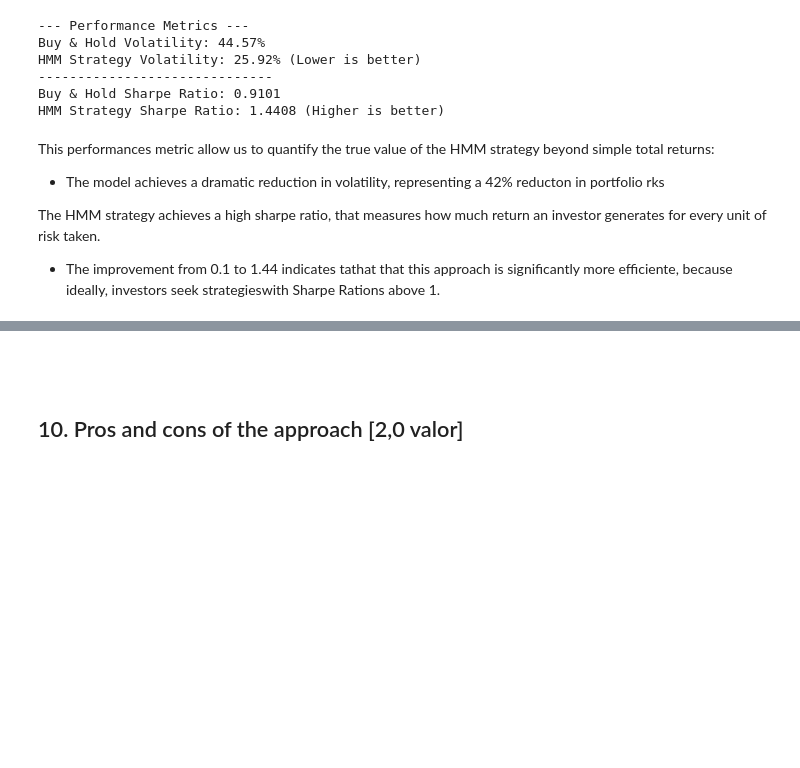
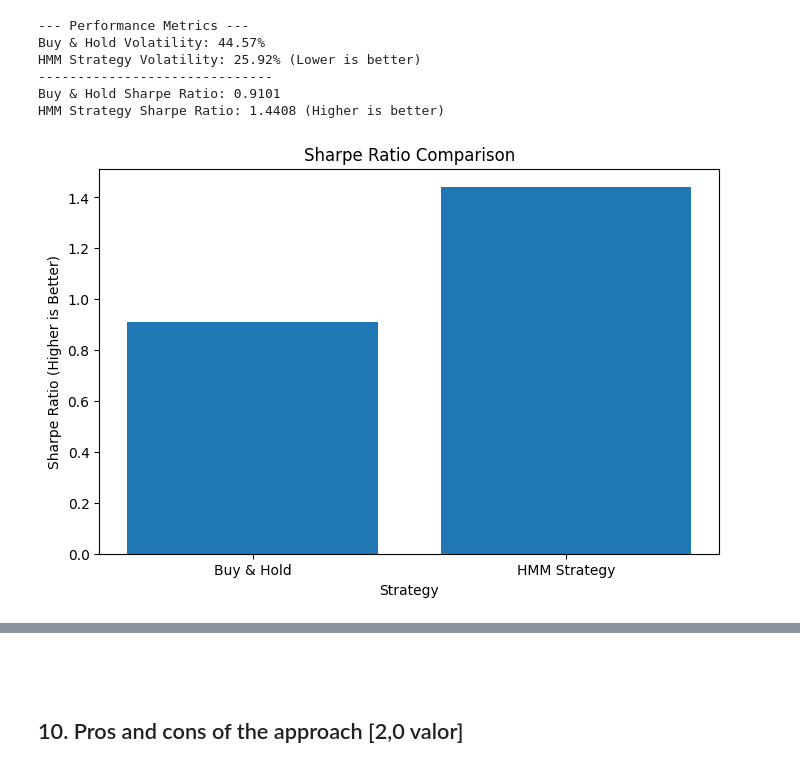
Before and after one commit to jvbdf/tmbd_work2, a Jupyter notebook: HMM_updated.ipynb, the cells around one changed output, grey strips where cells are left out. Drawn from its saved outputs; the diff is of its cells as text; code cells hidden in the pictures; blank space fills up the shorter version.

```diff
--- a/HMM_updated.ipynb
+++ b/HMM_updated.ipynb
@@ -424,10 +414,16 @@ HMM Strategy Volatility: 25.92% (Lower is better)
 ------------------------------
 Buy & Hold Sharpe Ratio: 0.9101
 HMM Strategy Sharpe Ratio: 1.4408 (Higher is better)
-# %% [markdown]
-This performances metric allow us to quantify the true value of the HMM strategy beyond simple total returns:
-
-- The model achieves a dramatic reduction in volatility, representing a 42% reducton in portfolio rks
-
-The HMM strategy achieves a high sharpe ratio, that measures how much return an investor generates for every unit of risk taken.
-- The improvement from 0.1 to 1.44 indicates tathat that this approach is significantly more efficiente, because ideally, investors seek strategieswith Sharpe Rations above 1.
+# %%
+strategies = ['Buy & Hold', 'HMM Strategy']
+sharpe_values = [sharpe_bnh, sharpe_hmm]
+
+plt.figure(figsize=(8, 5))
+plt.bar(strategies, sharpe_values)
+
+plt.title("Sharpe Ratio Comparison")
+plt.ylabel("Sharpe Ratio (Higher is Better)")
+plt.xlabel("Strategy")
+plt.show()
+# %% [output]
+[figure, added]
```
Also changed, not shown: parts of 16 cells of this notebook.
